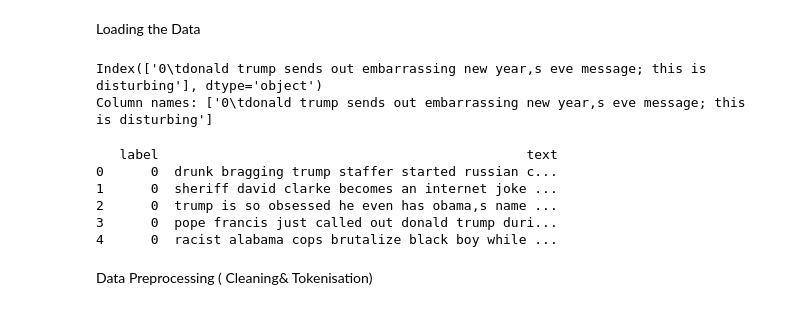
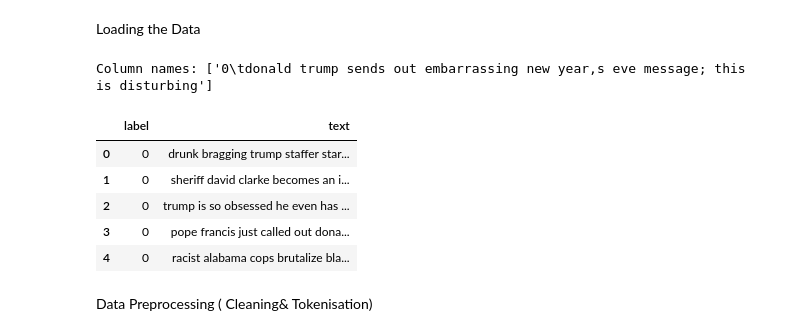
Before and after one commit to Cutie-tee/nlp_project, a Jupyter notebook: nlp_textclassification.ipynb, the cells around one changed output. Drawn from its saved outputs; the diff is of its cells as text; code cells hidden in the pictures.

Commit message:
Updated loading and data preprocessing section

```diff
--- a/nlp_textclassification.ipynb
+++ b/nlp_textclassification.ipynb
@@ -6,31 +6,26 @@ Loading the Data
 import pandas as pd
 #Load the dataset
 data =pd.read_csv('/content/training_data_lowercase.csv')
-#print(data.head())
-print(data.columns)
-#print(data.head())
-
 # column names
 column_names = data.columns.tolist()
 print("Column names:", column_names)
 # %% [output]
-Index(['0\tdonald trump sends out embarrassing new year‚s eve message; this is disturbing'], dtype='object')
 Column names: ['0\tdonald trump sends out embarrassing new year‚s eve message; this is disturbing']
 # %%
 # Reload the CSV with tab delimiter
 data = pd.read_csv('/content/training_data_lowercase.csv', delimiter='\t')
 
 # Rename the columns for clarity
 data.columns = ['label', 'text']
 # Display the first few rows to confirm
-print(data.head())
+data.head()
 # %% [output]
-   label                                               text
-0      0  drunk bragging trump staffer started russian c...
-1      0  sheriff david clarke becomes an internet joke ...
-2      0  trump is so obsessed he even has obama‚s name ...
-3      0  pope francis just called out donald trump duri...
-4      0  racist alabama cops brutalize black boy while ...
+|  | label | text |
+| 0 | 0 | drunk bragging trump staffer star... |
+| 1 | 0 | sheriff david clarke becomes an i... |
+| 2 | 0 | trump is so obsessed he even has ... |
+| 3 | 0 | pope francis just called out dona... |
+| 4 | 0 | racist alabama cops brutalize bla... |
 # %% [markdown]
 Data Preprocessing ( Cleaning& Tokenisation)
 # %%
```
